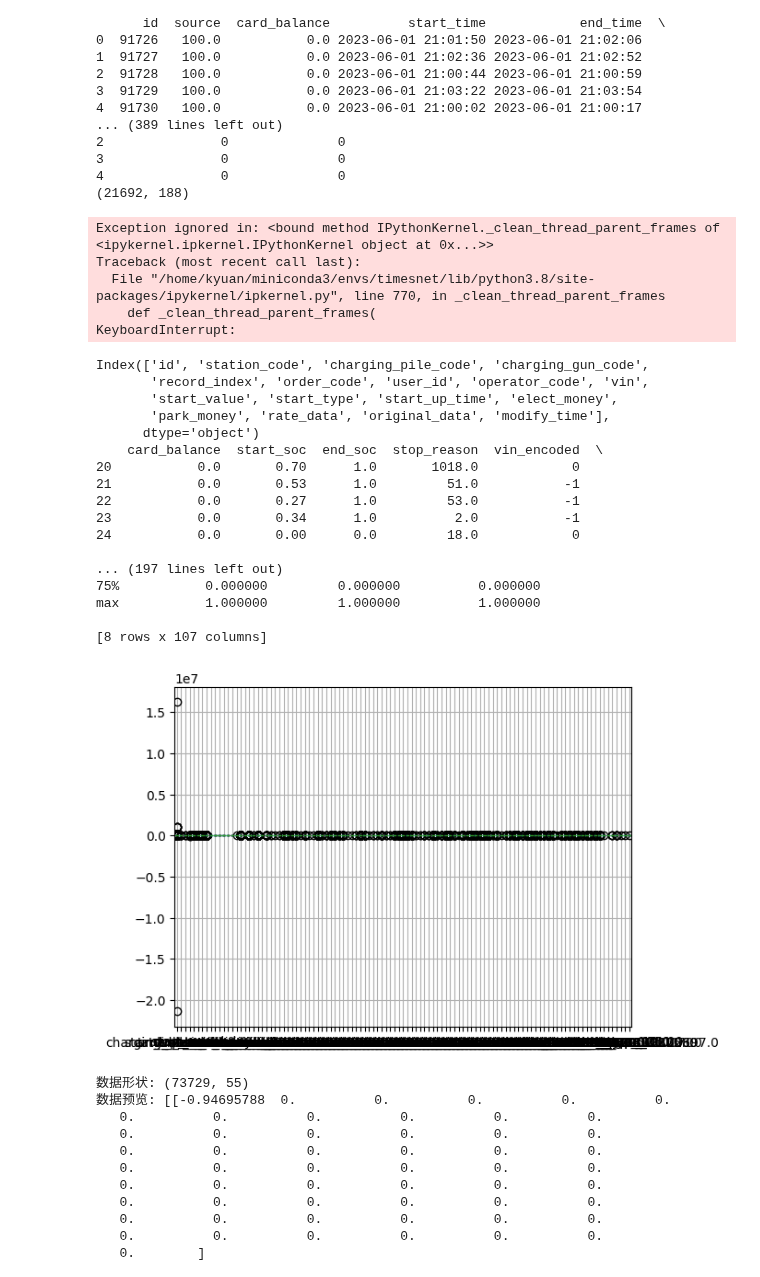
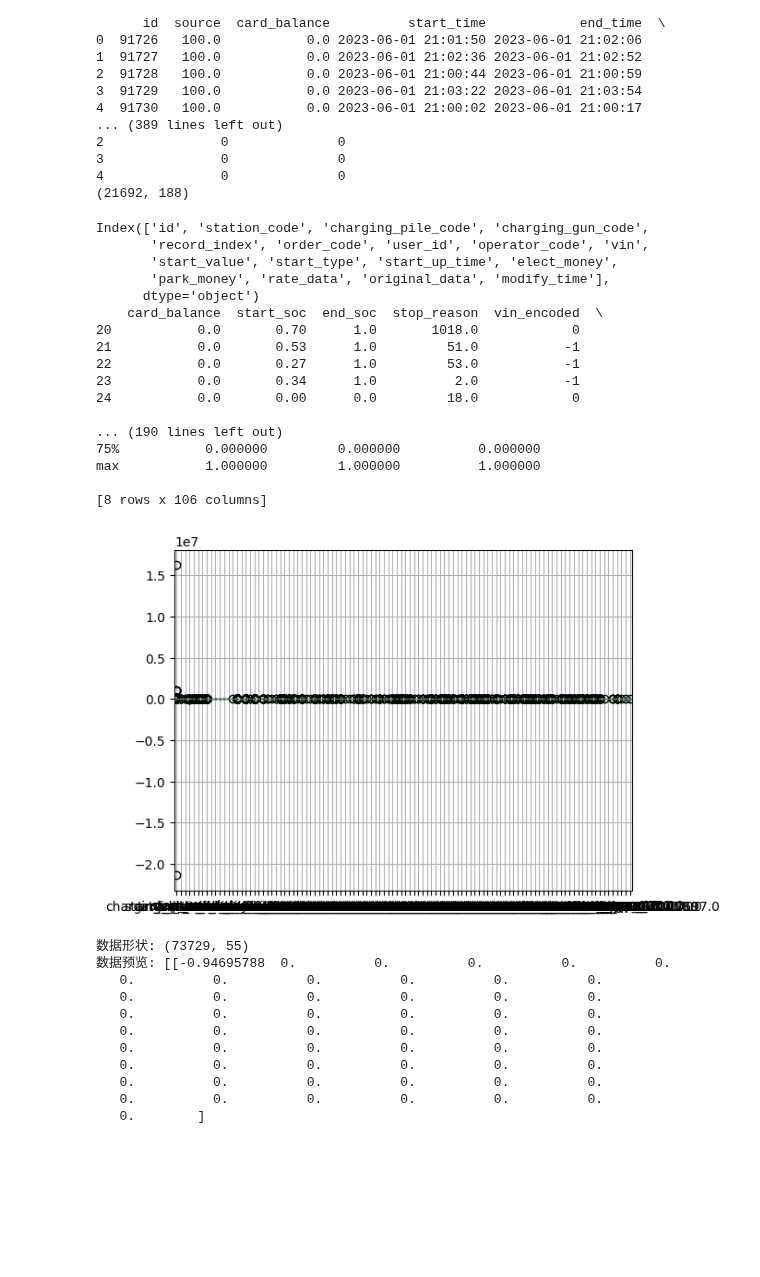
Before and after one commit to believefollow/Time-Series-Library, a Jupyter notebook: test.ipynb, the cells around one changed output. Cells and saved outputs as stored; diff of their text form; code cells hidden in the pictures; blank space fills up the shorter version.

```diff
--- a/test.ipynb
+++ b/test.ipynb
@@ -382,17 +382,17 @@ def calculate_elect_sum(json_str):
 
 
 # 最小-最大归一化
-data['start_value_normalized'] = (data['start_value'] - data['start_value'].min()) / (data['start_value'].max() - data['start_value'].min())
-# data['card_balance_normalized'] = (data['card_balance'] - data['card_balance'].min()) / (data['card_balance'].max() - data['card_balance'].min())
-data['electricity_normalized'] = (data['electricity'] - data['electricity'].min()) / (data['electricity'].max() - data['electricity'].min())
-data['charging_duration_normalized'] = (data['charging_duration'] - data['charging_duration'].min()) / (data['charging_duration'].max() - data['charging_duration'].min())
-data['time_part_normalized'] = (data['time_part'] - data['time_part'].min()) / (data['time_part'].max() - data['time_part'].min())
+df['start_value_normalized'] = (df['start_value'] - df['start_value'].min()) / (df['start_value'].max() - df['start_value'].min())
+# df['card_balance_normalized'] = (df['card_balance'] - df['card_balance'].min()) / (df['card_balance'].max() - df['card_balance'].min())
+df['electricity_normalized'] = (df['electricity'] - df['electricity'].min()) / (df['electricity'].max() - df['electricity'].min())
+df['charging_duration_normalized'] = (df['charging_duration'] - df['charging_duration'].min()) / (df['charging_duration'].max() - df['charging_duration'].min())
+df['time_part_normalized'] = (df['time_part'] - df['time_part'].min()) / (df['time_part'].max() - df['time_part'].min())
 
 # 应用这个函数到每个单元格
-data['rate_data_elec'] = data['rate_data'].apply(calculate_elect_sum)
+df['rate_data_elec'] = df['rate_data'].apply(calculate_elect_sum)
 
 # 计算所有elect值的总和
-labels_1 = data['rate_data_elec'].values
+labels_1 = df['rate_data_elec'].values
 
 # 提取更多时间相关特征
 df['start_hour'] = df['start_time'].dt.hour
@@ -405,7 +405,7 @@ df['is_weekend'] = df['weekday'].apply(lambda x: 1 if x >= 5 else 0)
 df = pd.get_dummies(df, columns=['station_code',  'start_type'])
 
 # 删除不再需要的列或明确不相关的列
-df.drop(['id','record_index','electricity_normalized',  'source','modifier_id', 'sn_code','charging_model','time_part', 'charging_duration','creater_id', 'electricity', 'elect_money','start_value',  'service_money', 'process_state','create_time',  'throwable_type', 'start_time','rate_type', 'rate_version',  'end_time', 'vin','start_elect', 'end_elect', 'start_up_time','modify_time','vin', 'park_money', 'repair_status', 'rate_data', 'order_code', 'user_id', 'operator_code', 'original_data', 'charging_pile_code', 'charging_gun_code'], axis=1, inplace=True)
+df.drop(['id','record_index','electricity_normalized', 'electricity' ,'rate_data_elec', 'source','modifier_id', 'sn_code','charging_model','time_part', 'charging_duration','creater_id', 'electricity', 'elect_money','start_value',  'service_money', 'process_state','create_time',  'throwable_type', 'start_time','rate_type', 'rate_version',  'end_time', 'vin','start_elect', 'end_elect', 'start_up_time','modify_time','vin', 'park_money', 'repair_status', 'rate_data', 'order_code', 'user_id', 'operator_code', 'original_data', 'charging_pile_code', 'charging_gun_code'], axis=1, inplace=True)
 
 # 最终查看数据集
 print(df[20:25])
@@ -446,56 +446,51 @@ IQR = Q3 - Q1
 
 # 定义异常值的条件
 condition = (data < (Q1 - 1.5 * IQR)) | (data > (Q3 + 1.5 * IQR))
 
 # 替换或删除异常值
 data[condition] = np.nan  # 替换为NaN
 data = data.dropna()  # 删除包含NaN的行
 
 
 features = data.to_numpy()
 # 计算分割点
 split_index = int(0.8 * len(features))  # 20%的数据用于测试集
 
 # 分割数据
 train_data = features[:split_index]
 test_data = features[split_index:]
 test_data_label = labels_1[split_index:]
 
 from sklearn.preprocessing import StandardScaler, MinMaxScaler
 
 # 示例：使用标准化
 scaler = StandardScaler()
 train_data = scaler.fit_transform(train_data)
 test_data = scaler.transform(test_data)  # 注意：用训练集的参数来转换测试集
 
 
 np.save('dataset/charger/charger1_test.npy', test_data)
 np.save('dataset/charger/charger1_train.npy', train_data)
 np.save('dataset/charger/charger1_test_label.npy', test_data_label)
 # %% [output]
-Exception ignored in: <bound method IPythonKernel._clean_thread_parent_frames of <ipykernel.ipkernel.IPythonKernel object at 0x...>>
-Traceback (most recent call last):
-  File "/home/kyuan/miniconda3/envs/timesnet/lib/python3.8/site-packages/ipykernel/ipkernel.py", line 770, in _clean_thread_parent_frames
-    def _clean_thread_parent_frames(
-KeyboardInterrupt:
+Index(['id', 'station_code', 'charging_pile_code', 'charging_gun_code',
+       'record_index', 'order_code', 'user_id', 'operator_code', 'vin',
+       'start_value', 'start_type', 'start_up_time', 'elect_money',
+       'park_money', 'rate_data', 'original_data', 'modify_time'],
+      dtype='object')
+    card_balance  start_soc  end_soc  stop_reason  vin_encoded  \
+20           0.0       0.70      1.0       1018.0            0
+21           0.0       0.53      1.0         51.0           -1
+22           0.0       0.27      1.0         53.0           -1
+23           0.0       0.34      1.0          2.0           -1
+24           0.0       0.00      0.0         18.0            0
+
+... (190 lines left out)
+75%           0.000000         0.000000          0.000000
+max           1.000000         1.000000          1.000000
+
+[8 rows x 106 columns]
-Index(['id', 'station_code', 'charging_pile_code', 'charging_gun_code',
-       'record_index', 'order_code', 'user_id', 'operator_code', 'vin',
-       'start_value', 'start_type', 'start_up_time', 'elect_money',
-       'park_money', 'rate_data', 'original_data', 'modify_time'],
-      dtype='object')
-    card_balance  start_soc  end_soc  stop_reason  vin_encoded  \
-20           0.0       0.70      1.0       1018.0            0
-21           0.0       0.53      1.0         51.0           -1
-22           0.0       0.27      1.0         53.0           -1
-23           0.0       0.34      1.0          2.0           -1
-24           0.0       0.00      0.0         18.0            0
-
-... (197 lines left out)
-75%           0.000000         0.000000          0.000000
-max           1.000000         1.000000          1.000000
-
-[8 rows x 107 columns]
-[figure, old version]
+[figure, new version]
 # %%
 import numpy as np
 
```
Also changed, not shown: 2 other files.
